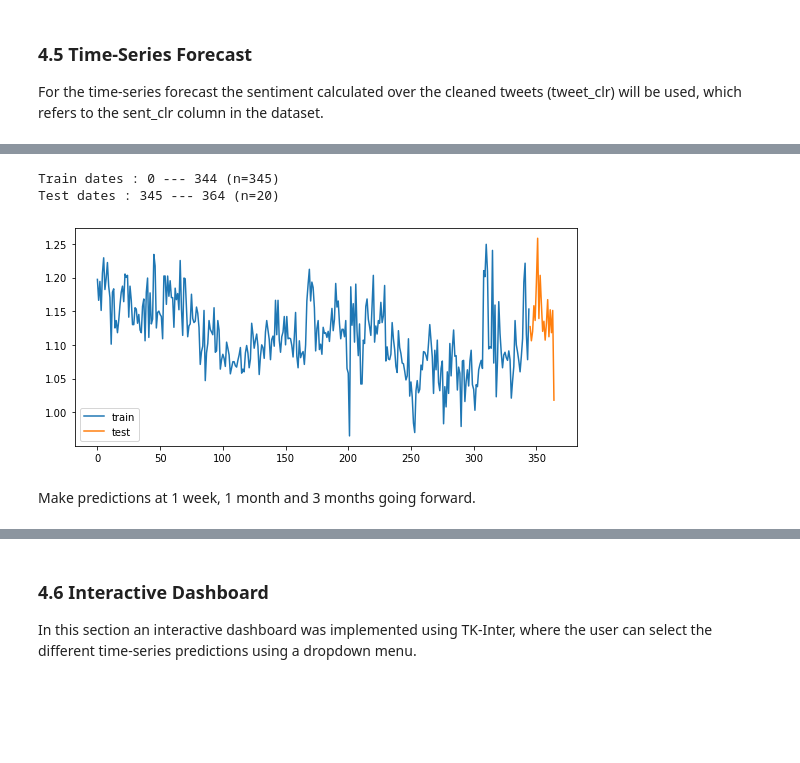
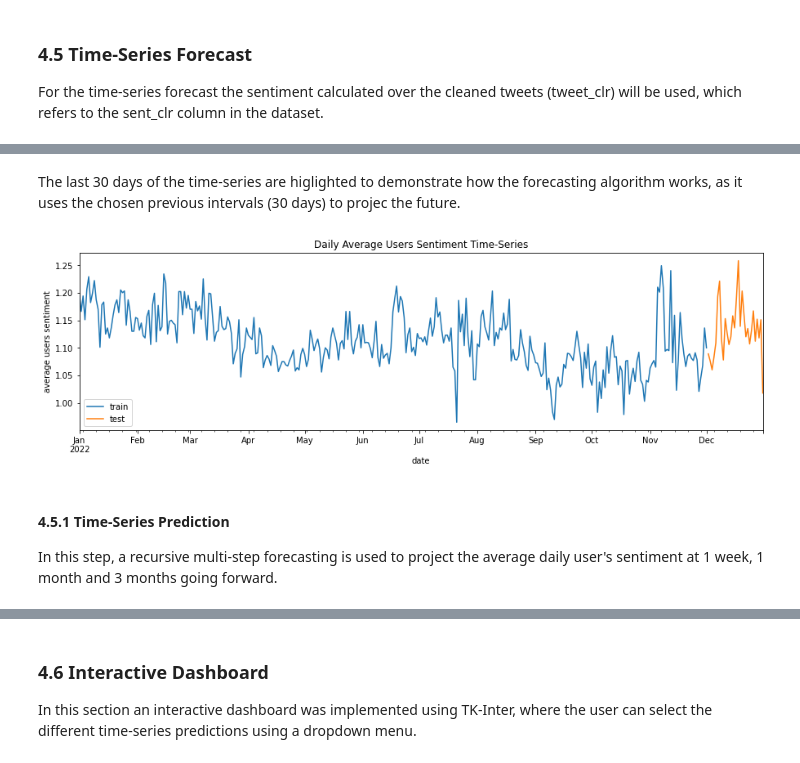
Before and after one commit to CCT-MastersDA/cct-sem2-ca2, a Jupyter notebook: jupyter/ca2-jupyter.ipynb, the cells around one changed output, grey strips where cells are left out. Drawn from its saved outputs; the diff is of its cells as text; code cells hidden in the pictures; blank space fills up the shorter version.

Commit message:
Improving the time-series analysis + adding images to version control

```diff
--- a/jupyter/ca2-jupyter.ipynb
+++ b/jupyter/ca2-jupyter.ipynb
@@ -659,8 +694,16 @@ In order to have an idea of how the sentiment of users fluctuate over the days o
 grouped_df = tweets_final.groupby(tweets_final['Timestamp'].dt.date)['sent_clr_index'].mean().reset_index()
 #grouped_df = df.groupby(df['Timestamp'].dt.date)['sent_clr_index'].agg(lambda x: x.mode()[0]).reset_index()
 
+# setting column names
 grouped_df.columns = ['date', 'sent_mean']
 
+# setting date as index
+grouped_df = grouped_df.set_index('date')
+
+# setting the frequencyt by day
+grouped_df = grouped_df.asfreq('d')
+
 # Print the resulting aggregated data
+grouped_df = grouped_df.sort_index()
 grouped_df
 # %% [output]
@@ -681,0 +740,11 @@ Use the last 20 days as testing data for the time series forecast. This is just
+# %%
+# parameter for the experiment
+pred_steps = 30
+
+# split the data into train and test data
+data_train = grouped_df[:-pred_steps]
+data_test = grouped_df[-pred_steps:]
+
+# print the train and test data details
+print(f"Train dates : {data_train.index.min()} --- {data_train.index.max()} (n={len(data_train)})")
+print(f"Test dates  : {data_test.index.min()}  --- {data_test.index.max()}  (n={len(data_test)})")
@@ -682,24 +754,14 @@ Use the last 20 days as testing data for the time series forecast. This is just
+# %% [markdown]
+The last 30 days of the time-series are higlighted to demonstrate how the forecasting algorithm works, as it uses the chosen previous intervals (30 days) to projec the future.
 # %%
-# parameters
-steps = 20
+# target variable name
 y = 'sent_mean'
 
-# split the data into train and test data for visualization
-data_train = grouped_df[:-steps]
-data_test = grouped_df[-steps:]
-
-# print the train and test data details
-print(f"Train dates : {data_train.index.min()} --- {data_train.index.max()} (n={len(data_train)})")
-print(f"Test dates : {data_test.index.min()} --- {data_test.index.max()} (n={len(data_test)})")
-
 # plot the graph
-fig, ax=plt.subplots(figsize=(9, 4))
-data_train[y].plot(ax=ax, label='train')
-data_test[y].plot(ax=ax, label='test')
-ax.legend();
+plot_train_test_graph(data_train, data_test, y, 'Daily Average Users Sentiment Time-Series', 'time-series_data.png')
 # %% [output]
-Train dates : 0 --- 344 (n=345)
-Test dates : 345 --- 364 (n=20)
-[figure, old version]
+[figure, new version]
 # %% [markdown]
-Make predictions at 1 week, 1 month and 3 months going forward.
+#### 4.5.1 Time-Series Prediction
+
+In this step, a recursive multi-step forecasting is used to project the average daily user's sentiment at 1 week, 1 month and 3 months going forward.
```
Also changed, not shown: parts of 22 cells of this notebook, 4 other files.
